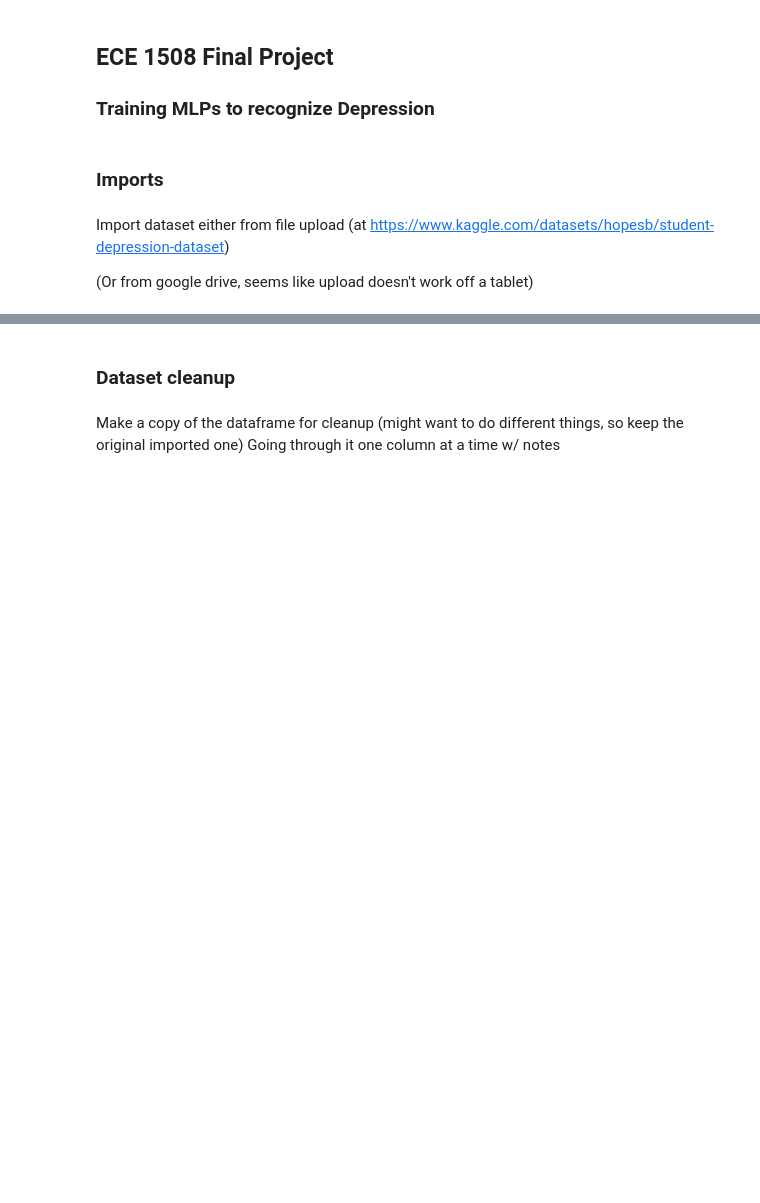
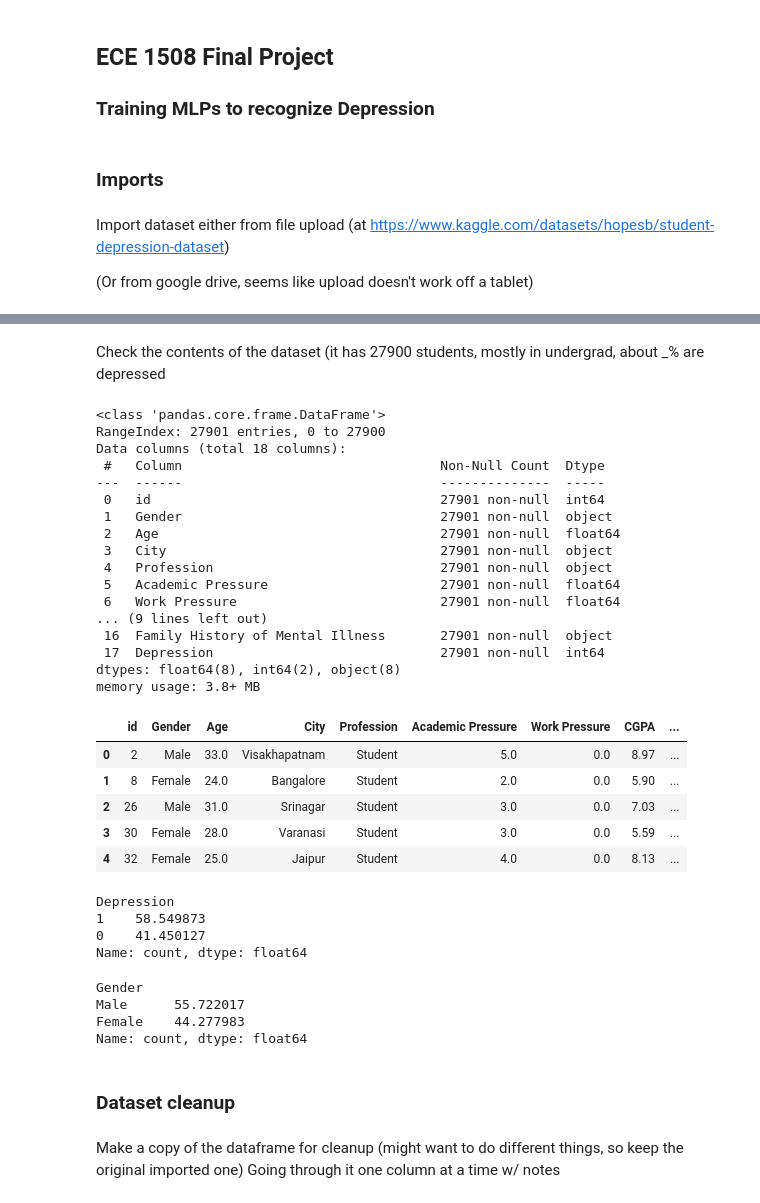
Before and after one commit to paranjaa/ece1508-student-depression-project, a Jupyter notebook: ECE1508_Project.ipynb, the cells around one changed output, grey strips where cells are left out. Drawn from its saved outputs; the diff is of its cells as text; code cells hidden in the pictures; blank space fills up the shorter version.

```diff
--- a/ECE1508_Project.ipynb
+++ b/ECE1508_Project.ipynb
@@ -38,3 +35,47 @@ Saving Student Depression Dataset.csv to Student Depression Dataset (2).csv
+# %% [markdown]
+Check the contents of the dataset
+(it has 27900 students, mostly in undergrad, about _% are depressed
+# %%
+df.info()
+df.head()
+# %% [output]
+<class 'pandas.core.frame.DataFrame'>
+RangeIndex: 27901 entries, 0 to 27900
+Data columns (total 18 columns):
+ #   Column                                 Non-Null Count  Dtype
+---  ------                                 --------------  -----
+ 0   id                                     27901 non-null  int64
+ 1   Gender                                 27901 non-null  object
+ 2   Age                                    27901 non-null  float64
+ 3   City                                   27901 non-null  object
+ 4   Profession                             27901 non-null  object
+ 5   Academic Pressure                      27901 non-null  float64
+ 6   Work Pressure                          27901 non-null  float64
+... (9 lines left out)
+ 16  Family History of Mental Illness       27901 non-null  object
+ 17  Depression                             27901 non-null  int64
+dtypes: float64(8), int64(2), object(8)
+memory usage: 3.8+ MB
+|  | id | Gender | Age | City | Profession | Academic Pressure | Work Pressure | CGPA | ... |
+| 0 | 2 | Male | 33.0 | Visakhapatnam | Student | 5.0 | 0.0 | 8.97 | ... |
+| 1 | 8 | Female | 24.0 | Bangalore | Student | 2.0 | 0.0 | 5.90 | ... |
+| 2 | 26 | Male | 31.0 | Srinagar | Student | 3.0 | 0.0 | 7.03 | ... |
+| 3 | 30 | Female | 28.0 | Varanasi | Student | 3.0 | 0.0 | 5.59 | ... |
+| 4 | 32 | Female | 25.0 | Jaipur | Student | 4.0 | 0.0 | 8.13 | ... |
+# %%
+print ((df['Depression'].value_counts()) / len(df) * 100)
+# %% [output]
+Depression
+1    58.549873
+0    41.450127
+Name: count, dtype: float64
+# %%
+print ((df['Gender'].value_counts()) / len(df) * 100)
+# %% [output]
+Gender
+Male      55.722017
+Female    44.277983
+Name: count, dtype: float64
 # %% [markdown]
 ### Dataset cleanup
 # %% [markdown]
```
Also changed, not shown: parts of 27 cells of this notebook.
